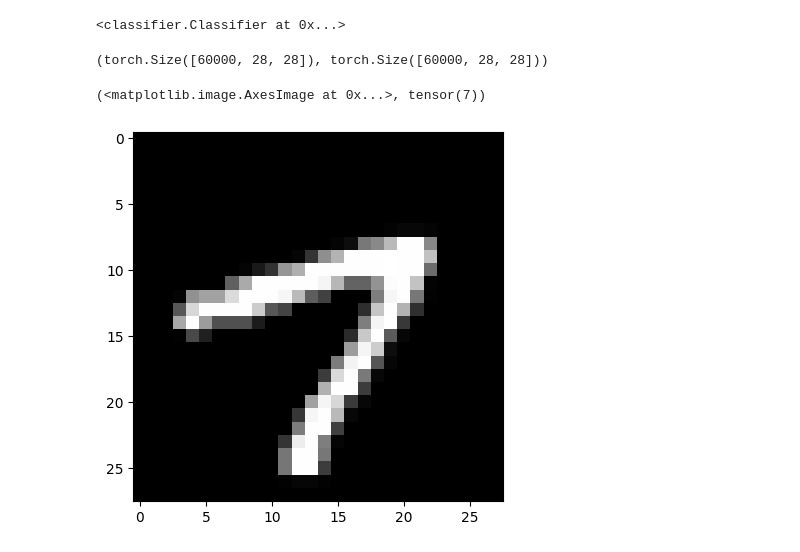
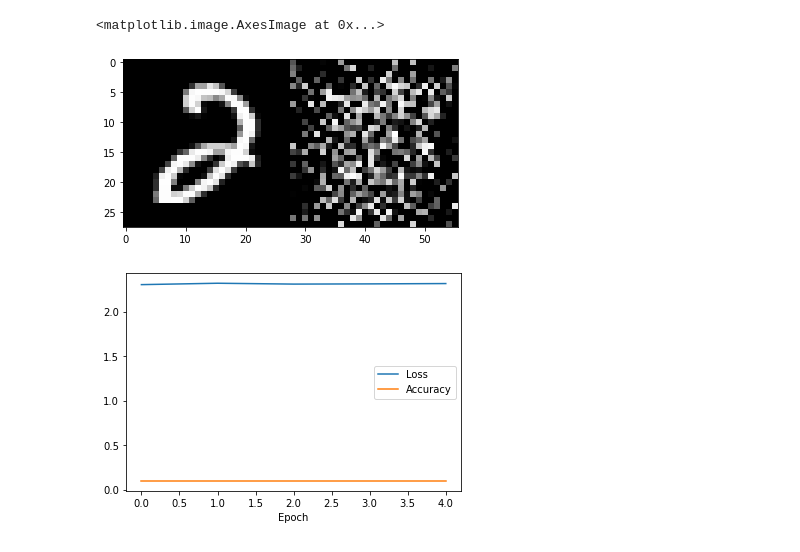
Before and after one commit to eivind-bn/tdt05-mnist, a Jupyter notebook: notebook.ipynb, the cells around one changed output. Saved outputs shown, nothing was run; the diff lists cells and outputs as text; code cells hidden in the pictures.

```diff
--- a/notebook.ipynb
+++ b/notebook.ipynb
@@ -8,3 +6,0 @@ from autoencoder import AutoEncoder
-# %%
-model = AutoEncoder.load("model_v1")
-x = model._data
@@ -19,19 +7,41 @@ plt.imshow(y[0], cmap="gray")
-# %%
-model.to_classifier()
-# %% [output]
-<classifier.Classifier at 0x...>
-# %%
-mnist = torchvision.datasets.MNIST(
-    root=".",
-    download=True,
-    train=True
-)
-
-mnist.test_data.shape, mnist.train_data.shape
-# %% [output]
-(torch.Size([60000, 28, 28]), torch.Size([60000, 28, 28]))
-# %%
-plt.imshow(mnist.data[101], cmap="gray"), mnist.targets[101]
-# %% [output]
-(<matplotlib.image.AxesImage at 0x...>, tensor(7))
-[figure, removed]
+# %%
+epochs = 500
+batch_size = 0.1
+latent_size = 28
+device = "cpu"
+load_existing = False
+# %%
+if load_existing:
+    auto_encoder = AutoEncoder.load("model.autoencoder")
+else:
+    auto_encoder = AutoEncoder(
+        train_size=0.8,
+        device=device,
+        latent_size=latent_size,
+        lr=0.001
+    )
+    auto_encoder.train(epochs=epochs, batch=batch_size, plot_stats=True)
+    auto_encoder.save("model")
+# %%
+I = 474
+sample = auto_encoder.get_image(I)
+prediction = auto_encoder.predict(sample)
+
+plt.imshow(np.hstack([sample,prediction]), cmap="gray")
+# %% [output]
+<matplotlib.image.AxesImage at 0x...>
+[figure, added]
+# %%
+if load_existing:
+    classifier = Classifier.load("model.classifier")
+else:
+    classifier = Classifier(
+        train_size=0.01,
+        device=device,
+        latent_size=latent_size,
+        lr=0.001
+    )
+    classifier.train(epochs=epochs, batch=batch_size, plot_stats=True)
+    classifier.save("model")
+# %% [output]
+[figure, added]
```
Also changed, not shown: parts of 5 cells of this notebook, 7 other files.
